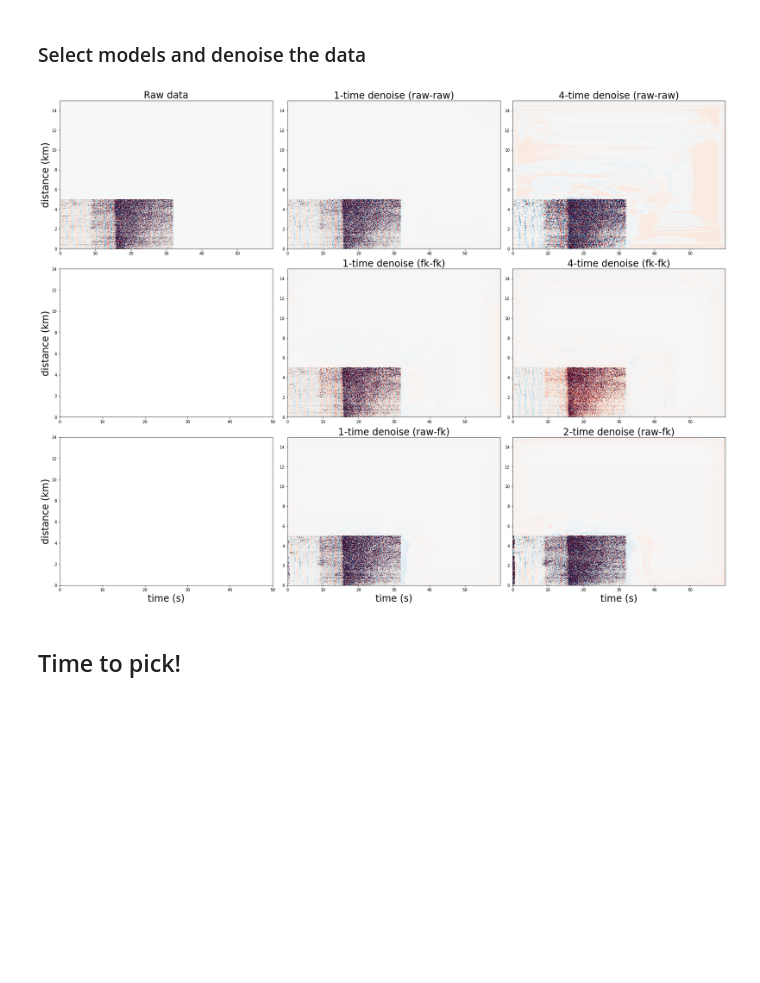
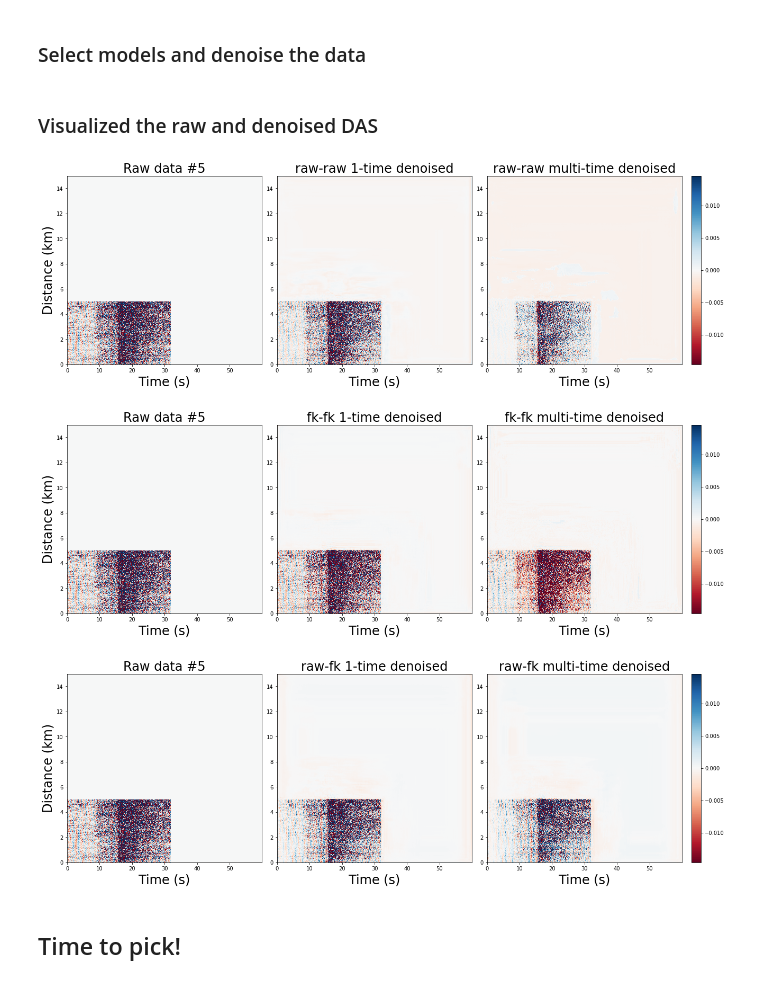
Before and after one commit to Denolle-Lab/Shi_etal_2023_denoiseDAS, a Jupyter notebook: examples/Denoise_and_pick_Qibin_simplify_application.ipynb, the cells around one changed output. Drawn from its saved outputs; the diff is of its cells as text; code cells hidden in the pictures; blank space fills up the shorter version.

```diff
--- a/examples/Denoise_and_pick_Qibin_simplify_application.ipynb
+++ b/examples/Denoise_and_pick_Qibin_simplify_application.ipynb
@@ -88,7 +97,6 @@ there are  180  events, for 4500 channels, and 1500 samples in time
 ### Filter
 b, a = butter(4, (0.5, 12), fs=sampling_rate, btype='bandpass')
 filtered_data = filtfilt(b, a, rawdata, axis=2)
-filtered_data_norm = filtered_data / np.std(filtered_data, axis=(1,2), keepdims=True)  ## standard scaling
 # %% [markdown]
 Plot the data .  Take the example of the 5th event
 # %%
@@ -156,7 +194,7 @@ def MAEDenoise(data, weight_path, devc, device_id=[0,1,2,3], repeat=4, use_att=F
 Data smaller than 1500x1500 will be padded with 0. For deploying this denoiser, enter the entire image (not masked).
 # %%
 """ what data to denoise """
-in_data = filtered_data_norm[:100,500:1000,200:1000]
+in_data = filtered_data[:100,500:1000,200:1000]
 # %% [markdown]
 ### Select models and denoise the data
 # %%
@@ -165,58 +203,27 @@ devc = try_gpu(i=0)
 
 """ what model to use """
 # U-net trained on pure raw (scaled) data (input and output)
-model_path1='models/checkpoint_noatt_LRdecays0.8_mask0.3.pt'
+model_path1='models/checkpoint_noatt_LRdecays0.8_mask0.5_raw2raw.pt'
 # U-net trained on raw input data and FK filtered output data
 model_path2='models/checkpoint_noatt_LRdecays0.8_mask0.5_fk2fk.pt'
 # U-net trained on raw data input and FK-filtered data ouput.
-model_path3='models/checkpoint_noatt_LRdecays0.8_mask0.5_raw2fk.pt'
+model_path3='models/checkpoint_noatt_LRdecays0.8_mask0.5_raw2fk_taperTo_0.3.pt'
 
 """ apply the denoisers """
 oneDenoise_1, mulDenoise_1 = MAEDenoise(in_data, model_path1, devc)  # raw2raw
 oneDenoise_2, mulDenoise_2 = MAEDenoise(in_data, model_path2, devc)  # fk2fk
 oneDenoise_3, mulDenoise_3 = MAEDenoise(in_data, model_path3, devc, repeat=2)  # raw2fk
+# %% [markdown]
+### Visualized the raw and denoised DAS
 # %%
-# visualize example data
-for ind in np.arange(5,6):
-
-    max_amp = np.median(np.fabs(rawdata[ind]))*2
-    x, y = np.arange(oneDenoise_1[ind].shape[1]), np.arange(oneDenoise_1[ind].shape[0])
-    fig, ax = plt.subplots(3, 3, figsize=(24, 18), constrained_layout=True)
-
-    ax[0,1].pcolormesh(x, y, oneDenoise_1[ind], shading='auto', vmin=-max_amp, vmax=max_amp, cmap=cmap)
-    ax[0,1].set_title("1-time denoise (raw-raw)", fontsize=24)
-
-    ax[1,1].pcolormesh(x, y, oneDenoise_2[ind], shading='auto', vmin=-max_amp, vmax=max_amp, cmap=cmap)
-    ax[1,1].set_title("1-time denoise (fk-fk)", fontsize=24)
-
-    ax[2,1].pcolormesh(x, y, oneDenoise_3[ind], shading='auto', vmin=-max_amp, vmax=max_amp, cmap=cmap)
-    ax[2,1].set_title("1-time denoise (raw-fk)", fontsize=24)
-
-    ax[0,2].pcolormesh(x, y, mulDenoise_1[ind], shading='auto', vmin=-max_amp, vmax=max_amp, cmap=cmap)
-    ax[0,2].set_title("4-time denoise (raw-raw)", fontsize=24)
-
-    ax[1,2].pcolormesh(x, y, mulDenoise_2[ind], shading='auto', vmin=-max_amp, vmax=max_amp, cmap=cmap)
-    ax[1,2].set_title("4-time denoise (fk-fk)", fontsize=24)
-
-    ax[2,2].pcolormesh(x, y, mulDenoise_3[ind], shading='auto', vmin=-max_amp, vmax=max_amp, cmap=cmap)
-    ax[2,2].set_title("2-time denoise (raw-fk)", fontsize=24)
-
-    ax[0,0].pcolormesh(x, y, process_3d_array(in_data)[ind], shading='auto', vmin=-max_amp, vmax=max_amp, cmap=cmap)
-#     plt.colorbar(img, ax=ax[0,0])
-    ax[0,0].set_title("Raw data", fontsize=24)
-
-    for i in range(3):
-        ax[2,i].set_xlabel('time (s)', fontsize=24)
-        ax[i,0].set_ylabel('distance (km)', fontsize=24)
-        for j in range(3):
-            ax[i,j].set_xticks(np.arange(0, 1500, 250))
-            ax[i,j].set_xticklabels(np.arange(0, 1500/sampling_rate, 250/sampling_rate).astype(int))
-            ax[i,j].set_yticks(np.arange(0, 1500, 200))
-            ax[i,j].set_yticklabels((np.arange(0, dchan*1500, 200*dchan)/1000).astype(int))
-
-plt.show()
+""" select images using the index list """
+vizRawDenoise(in_data, oneDenoise_1, mulDenoise_1, index=[5], model="raw-raw")
+vizRawDenoise(in_data, oneDenoise_2, mulDenoise_2, index=[5], model="fk-fk")
+vizRawDenoise(in_data, oneDenoise_3, mulDenoise_3, index=[5], model="raw-fk")
 # %% [output]
-[figure, old version]
+[figure, new version]
+[figure, added]
+[figure, added]
 # %% [markdown]
 ## Time to pick!
 # %%
```
Also changed, not shown: parts of 2 cells of this notebook.
